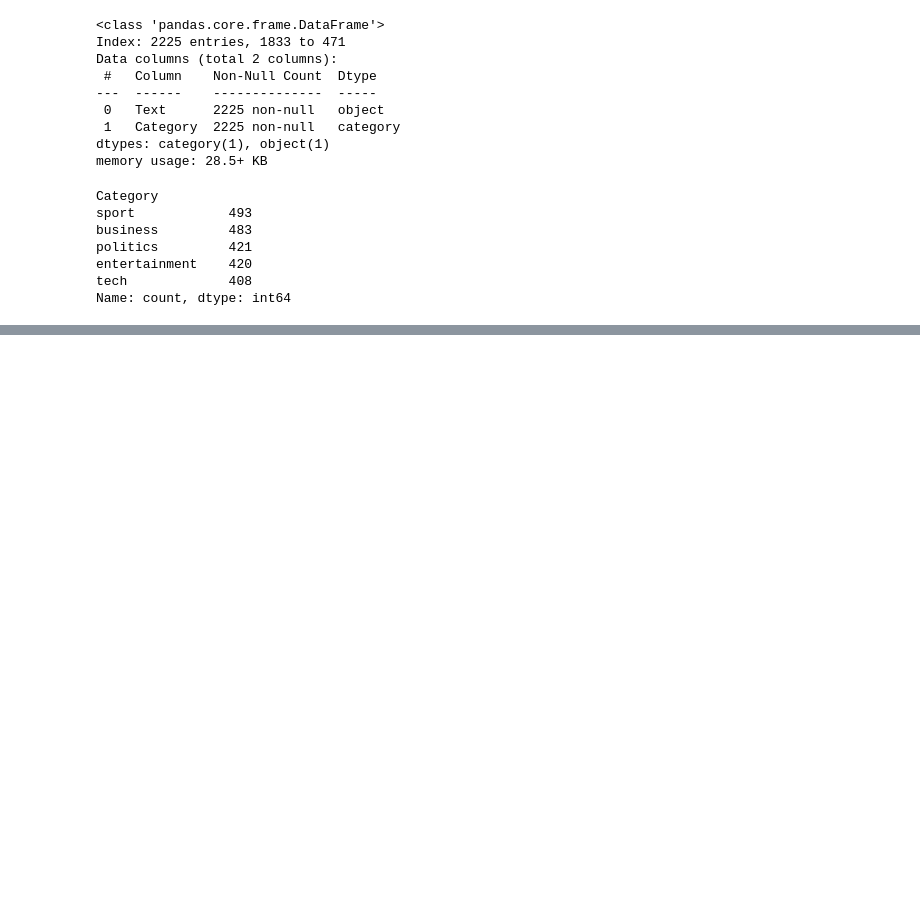
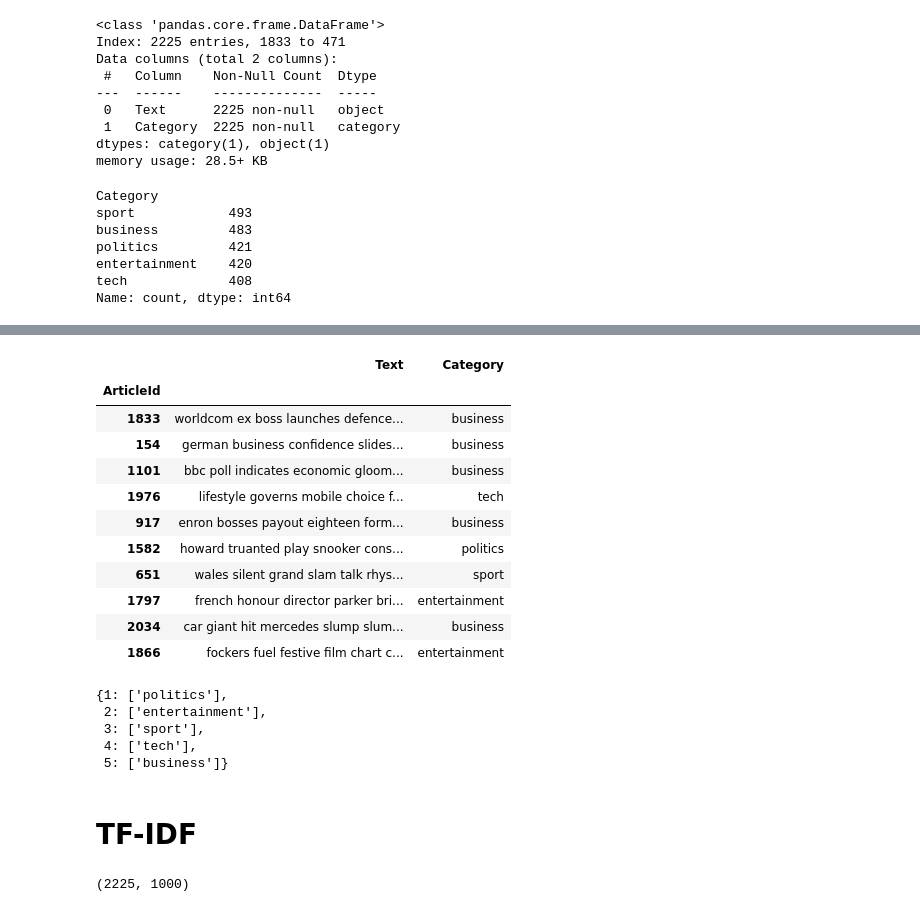
Before and after one commit to Serms1999/information-retrieval, a Jupyter notebook: assignment1/assignment1.ipynb, the cells around one changed output, grey strips where cells are left out. Cells and saved outputs as stored; diff of their text form; code cells hidden in the pictures; blank space fills up the shorter version.

```diff
--- a/assignment1/assignment1.ipynb
+++ b/assignment1/assignment1.ipynb
@@ -260,0 +102,19 @@ Precision and Recall at k for k=1,...,2225
+# %%
+word_simplifier_type = WordSimplification.LEMMATIZER
+word_simplifier = LemmatizerOrStemmer(WordSimplification.LEMMATIZER)
+
+data['Text'] = word_simplifier.simplify(data['Text'])
+data.head(10)
+# %% [output]
+|  | Text | Category |
+| ArticleId |  |  |
+| 1833 | worldcom ex boss launches defence... | business |
+| 154 | german business confidence slides... | business |
+| 1101 | bbc poll indicates economic gloom... | business |
+| 1976 | lifestyle governs mobile choice f... | tech |
+| 917 | enron bosses payout eighteen form... | business |
+| 1582 | howard truanted play snooker cons... | politics |
+| 651 | wales silent grand slam talk rhys... | sport |
+| 1797 | french honour director parker bri... | entertainment |
+| 2034 | car giant hit mercedes slump slum... | business |
+| 1866 | fockers fuel festive film chart c... | entertainment |
@@ -260,0 +136,21 @@ Precision and Recall at k for k=1,...,2225
+# %%
+def flatten(xss):
+    return [x for xs in xss for x in xs]
+
+def preprocess_user_interests(user_interests: Dict[int, List[str]]) -> Dict[int, List[str]]:
+    interests_processed = {}
+    for user_id, interests in user_interests.items():
+         interests_processed[user_id] = data_preprocessing(interests, english_stopwords)
+    return interests_processed
+
+num_documents_to_retrieve = 10  # Number of documents to retrieve for each user
+user_interests = preprocess_user_interests(user_interests_1)
+user_interests
+# %% [output]
+{1: ['politics'],
+ 2: ['entertainment'],
+ 3: ['sport'],
+ 4: ['tech'],
+ 5: ['business']}
+# %% [markdown]
+# TF-IDF
@@ -260,0 +168,4 @@ Precision and Recall at k for k=1,...,2225
+# %%
+document_vectors.shape
+# %% [output]
+(2225, 1000)
```
Also changed, not shown: parts of 42 cells of this notebook.
